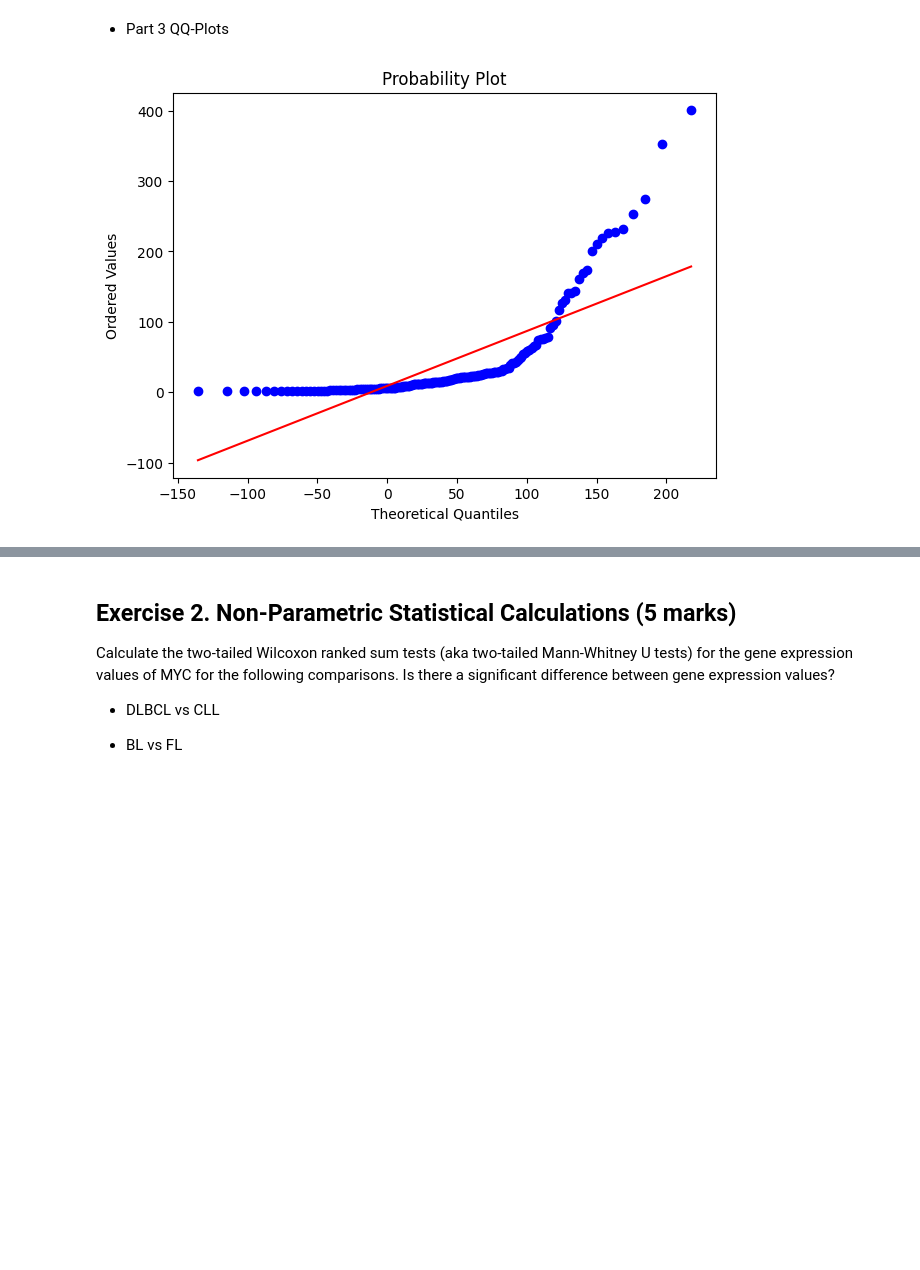
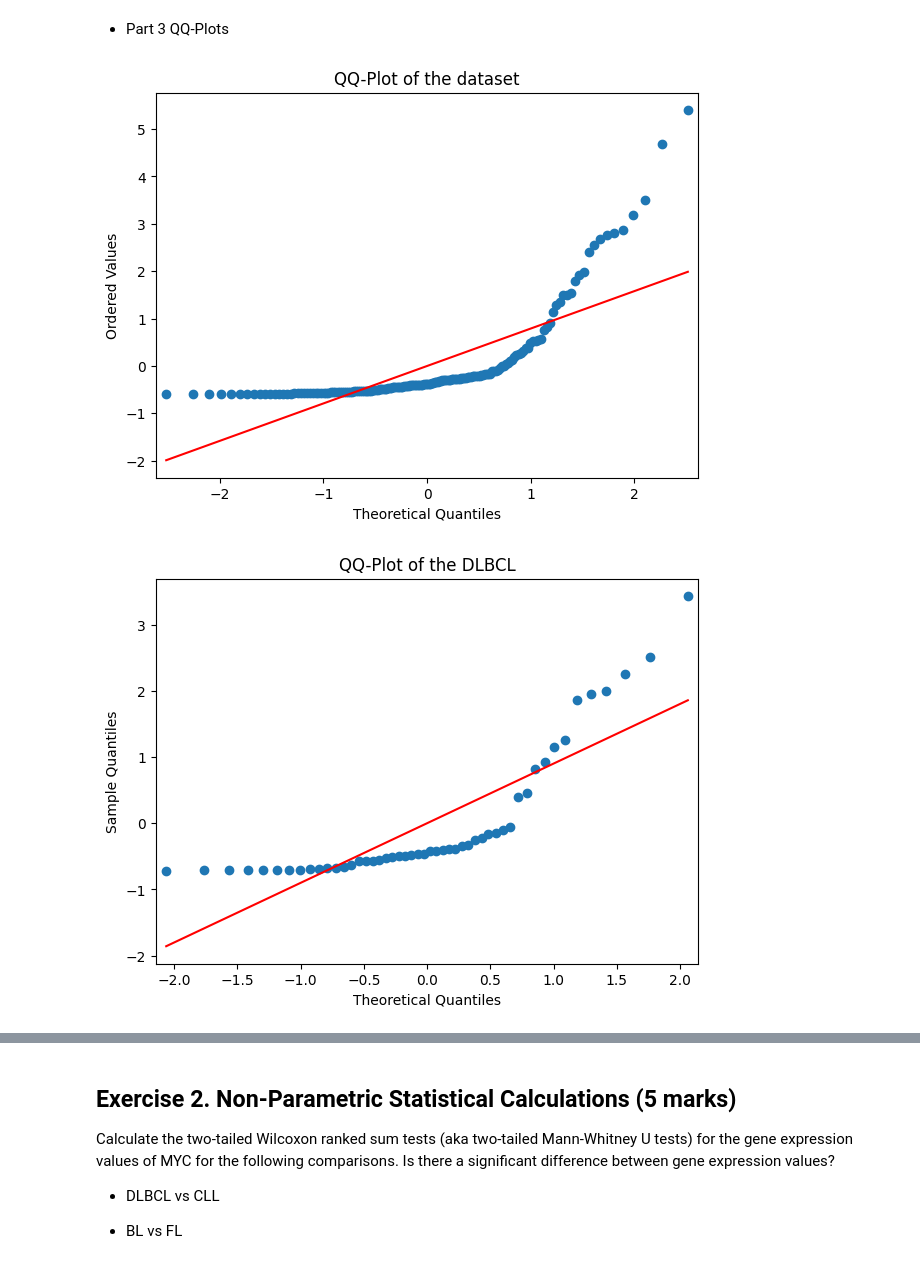
Before and after one commit to mikami520/MBP1201H-Biostats, a Jupyter notebook: Assignment 5/Yuliang_Xiao.1010073901.ipynb, the cells around one changed output, grey strips where cells are left out. Saved outputs shown, nothing was run; the diff lists cells and outputs as text; code cells hidden in the pictures; blank space fills up the shorter version.

```diff
--- a/Assignment 5/Yuliang_Xiao.1010073901.ipynb
+++ b/Assignment 5/Yuliang_Xiao.1010073901.ipynb
@@ -78,14 +78,26 @@ plt.show()
 # %%
 mean = np.mean(dataset.value)
 std = np.std(dataset.value, ddof=1)
 x = dataset.value
 
 fig, ax = plt.subplots(figsize=(7,5))
-_, _ = probplot(x, sparams=(mean, std), plot=ax)
+_ = qqplot(x, loc=mean, scale=std, fit=True, ax=ax, line='r')
 
-ax.set_title('Probability Plot')
+ax.set_title('QQ-Plot of the dataset')
 ax.set_xlabel('Theoretical Quantiles')
 ax.set_ylabel('Ordered Values')
+
+for subtype in subtypes:
+    fig, ax = plt.subplots(figsize=(7,5))
+    mean = np.mean(dataset.value[dataset.subtype == subtype])
+    std = np.std(dataset.value[dataset.subtype == subtype], ddof=1)
+    x = dataset.value[dataset.subtype == subtype]
+    _ = qqplot(x, loc=mean, scale=std, fit=True, ax=ax, line='r')
+    ax.set_title(f'QQ-Plot of the {subtype}')
+    ax.set_xlabel('Theoretical Quantiles')
+    ax.set_ylabel('Sample Quantiles')
+
 plt.show()
 # %% [output]
-[figure, old version]
+[figure, new version]
+[figure, added]
```
Also changed, not shown: parts of 6 cells of this notebook.
